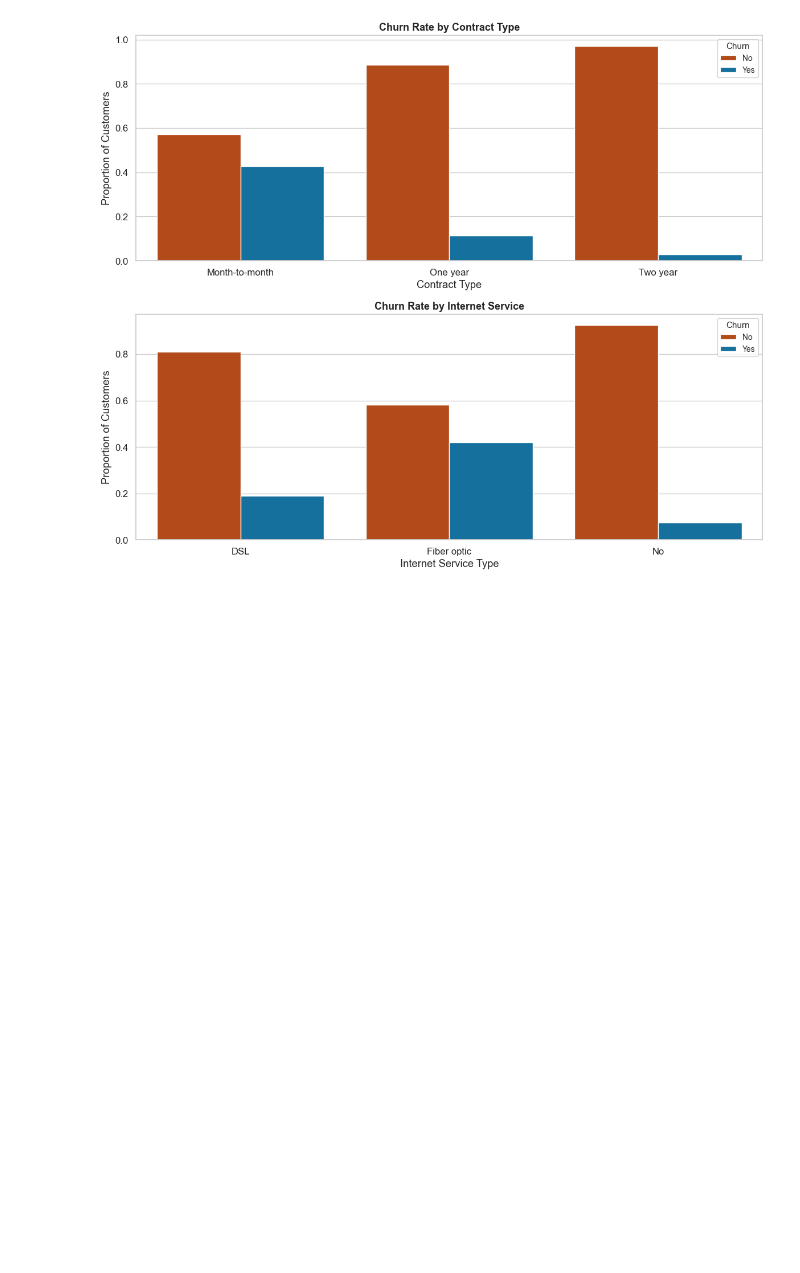
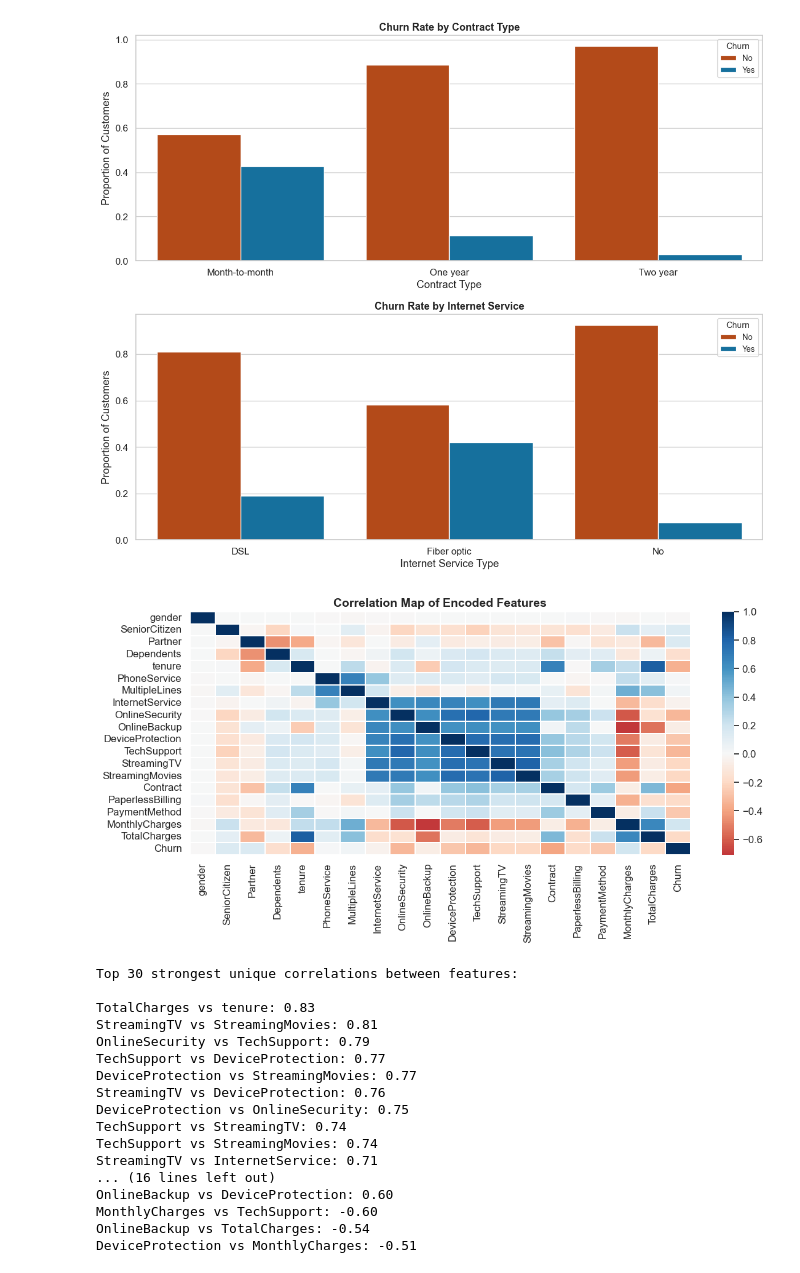
Before and after one commit to celina-ayl/data-science-project, a Jupyter notebook: datascience.ipynb, the cells around one changed output. Saved outputs shown, nothing was run; the diff lists cells and outputs as text; code cells hidden in the pictures; blank space fills up the shorter version.

```diff
--- a/datascience.ipynb
+++ b/datascience.ipynb
@@ -287,3 +284,78 @@ plt.tight_layout()
 plt.show()
 # %% [output]
 [figure]
+# %%
+# Drop irrelevant columns
+df_corr = df.drop(columns=[
+    'customerID',
+    'churn_rate',
+    'total_charges_to_tenure_ratio',
+    'monthly_charges_diff'
+], errors='ignore')
+
+# Encode categorical variables
+df_encoded = df_corr.apply(lambda col: pd.factorize(col)[0] if col.dtype == 'object' else col)
+
+# Correlation matrix
+corr = df_encoded.corr()
+
+# Heatmap
+plt.figure(figsize=(12, 6))
+sns.heatmap(
+    corr,
+    xticklabels=corr.columns,
+    yticklabels=corr.columns,
+    annot=False,
+    cmap="RdBu",
+    linewidths=0.2,
+    center=0
+)
+plt.title('Correlation Map of Encoded Features', fontsize=14, weight='bold')
+plt.tight_layout()
+plt.show()
+
+# Flatten and sort correlations
+corr_pairs = (
+    corr.where(~np.eye(corr.shape[0], dtype=bool))
+    .stack()
+    .reset_index()
+    .rename(columns={'level_0': 'Feature 1', 'level_1': 'Feature 2', 0: 'Correlation'})
+)
+corr_pairs['abs_corr'] = corr_pairs['Correlation'].abs()
+sorted_corr = corr_pairs.sort_values(by='abs_corr', ascending=False)
+
+# Remove duplicate pairs
+unique_pairs = []
+seen = set()
+for _, row in sorted_corr.iterrows():
+    pair = tuple(sorted([row['Feature 1'], row['Feature 2']]))
+    if pair not in seen:
+        seen.add(pair)
+        unique_pairs.append(row)
+
+# Print top 30
+print("\nTop 30 strongest unique correlations between features:\n")
+for i in range(min(30, len(unique_pairs))):
+    f1 = unique_pairs[i]['Feature 1']
+    f2 = unique_pairs[i]['Feature 2']
+    val = unique_pairs[i]['Correlation']
+    print(f"{f1} vs {f2}: {val:.2f}")
+# %% [output]
+[figure, added]
+Top 30 strongest unique correlations between features:
+
+TotalCharges vs tenure: 0.83
+StreamingTV vs StreamingMovies: 0.81
+OnlineSecurity vs TechSupport: 0.79
+TechSupport vs DeviceProtection: 0.77
+DeviceProtection vs StreamingMovies: 0.77
+StreamingTV vs DeviceProtection: 0.76
+DeviceProtection vs OnlineSecurity: 0.75
+TechSupport vs StreamingTV: 0.74
+TechSupport vs StreamingMovies: 0.74
+StreamingTV vs InternetService: 0.71
+... (16 lines left out)
+OnlineBackup vs DeviceProtection: 0.60
+MonthlyCharges vs TechSupport: -0.60
+OnlineBackup vs TotalCharges: -0.54
+DeviceProtection vs MonthlyCharges: -0.51
```
Also changed, not shown: parts of 1 cell of this notebook, 1 other file.
